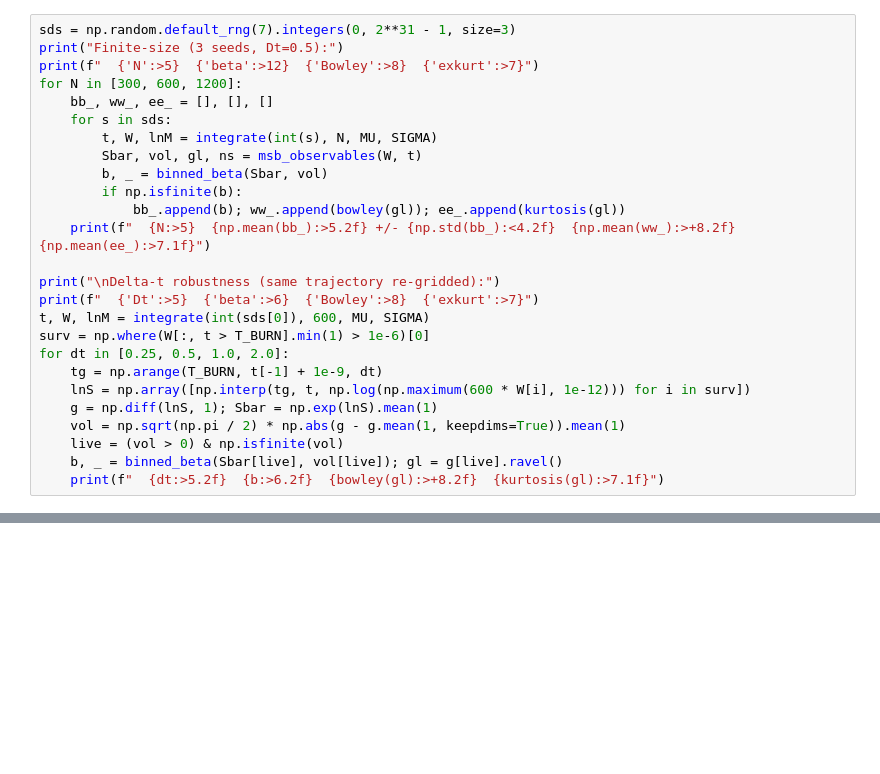
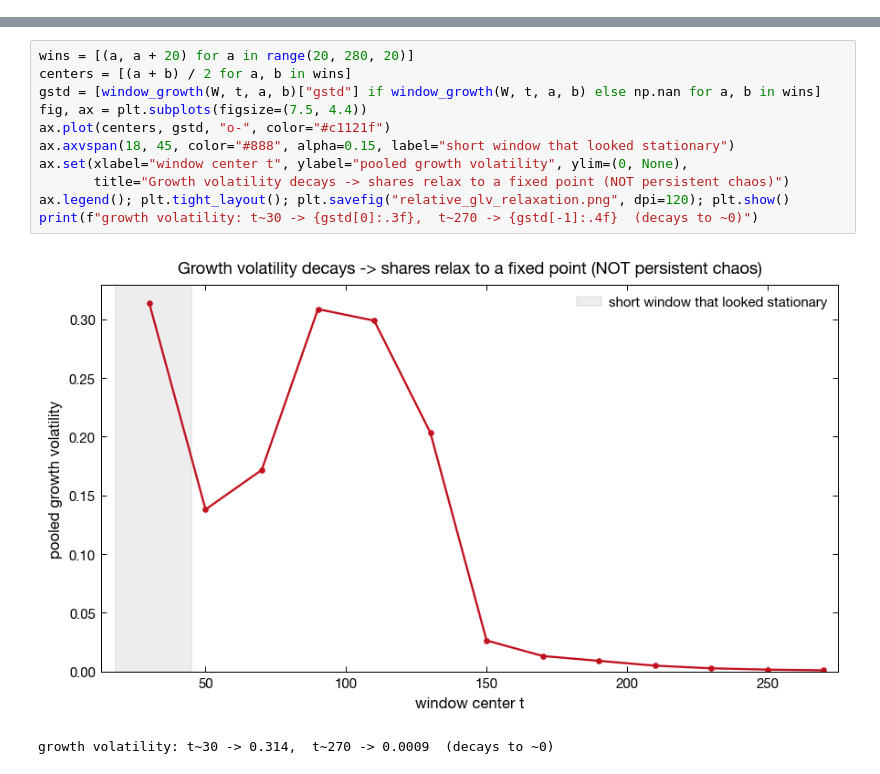
Before and after one commit to NotLudovico/glv-for-economics, a Jupyter notebook: growing_glv/relative_glv_msb.ipynb, the cells around one changed output, grey strips where cells are left out. Drawn from its saved outputs; the diff is of its cells as text; blank space fills up the shorter version.

```diff
--- a/growing_glv/relative_glv_msb.ipynb
+++ b/growing_glv/relative_glv_msb.ipynb
@@ -216,26 +107,0 @@ measurement, not an adaptive-grid artifact).
-# %%
-sds = np.random.default_rng(7).integers(0, 2**31 - 1, size=3)
-print("Finite-size (3 seeds, Dt=0.5):")
-print(f"  {'N':>5}  {'beta':>12}  {'Bowley':>8}  {'exkurt':>7}")
-for N in [300, 600, 1200]:
-    bb_, ww_, ee_ = [], [], []
-    for s in sds:
-        t, W, lnM = integrate(int(s), N, MU, SIGMA)
-        Sbar, vol, gl, ns = msb_observables(W, t)
-        b, _ = binned_beta(Sbar, vol)
-        if np.isfinite(b):
-            bb_.append(b); ww_.append(bowley(gl)); ee_.append(kurtosis(gl))
-    print(f"  {N:>5}  {np.mean(bb_):>5.2f} +/- {np.std(bb_):<4.2f}  {np.mean(ww_):>+8.2f}  {np.mean(ee_):>7.1f}")
-
-print("\nDelta-t robustness (same trajectory re-gridded):")
-print(f"  {'Dt':>5}  {'beta':>6}  {'Bowley':>8}  {'exkurt':>7}")
-t, W, lnM = integrate(int(sds[0]), 600, MU, SIGMA)
-surv = np.where(W[:, t > T_BURN].min(1) > 1e-6)[0]
-for dt in [0.25, 0.5, 1.0, 2.0]:
-    tg = np.arange(T_BURN, t[-1] + 1e-9, dt)
-    lnS = np.array([np.interp(tg, t, np.log(np.maximum(600 * W[i], 1e-12))) for i in surv])
-    g = np.diff(lnS, 1); Sbar = np.exp(lnS).mean(1)
-    vol = np.sqrt(np.pi / 2) * np.abs(g - g.mean(1, keepdims=True)).mean(1)
-    live = (vol > 0) & np.isfinite(vol)
-    b, _ = binned_beta(Sbar[live], vol[live]); gl = g[live].ravel()
-    print(f"  {dt:>5.2f}  {b:>6.2f}  {bowley(gl):>+8.2f}  {kurtosis(gl):>7.1f}")
@@ -264,0 +129,14 @@ $\approx0.2$, but its sign and order emerge robustly.
+# %%
+wins = [(a, a + 20) for a in range(20, 280, 20)]
+centers = [(a + b) / 2 for a, b in wins]
+gstd = [window_growth(W, t, a, b)["gstd"] if window_growth(W, t, a, b) else np.nan for a, b in wins]
+fig, ax = plt.subplots(figsize=(7.5, 4.4))
+ax.plot(centers, gstd, "o-", color="#c1121f")
+ax.axvspan(18, 45, color="#888", alpha=0.15, label="short window that looked stationary")
+ax.set(xlabel="window center t", ylabel="pooled growth volatility", ylim=(0, None),
+       title="Growth volatility decays -> shares relax to a fixed point (NOT persistent chaos)")
+ax.legend(); plt.tight_layout(); plt.savefig("relative_glv_relaxation.png", dpi=120); plt.show()
+print(f"growth volatility: t~30 -> {gstd[0]:.3f},  t~270 -> {gstd[-1]:.4f}  (decays to ~0)")
+# %% [output]
+[figure, added]
+growth volatility: t~30 -> 0.314,  t~270 -> 0.0009  (decays to ~0)
```
Also changed, not shown: parts of 19 cells of this notebook, 13 other files.
